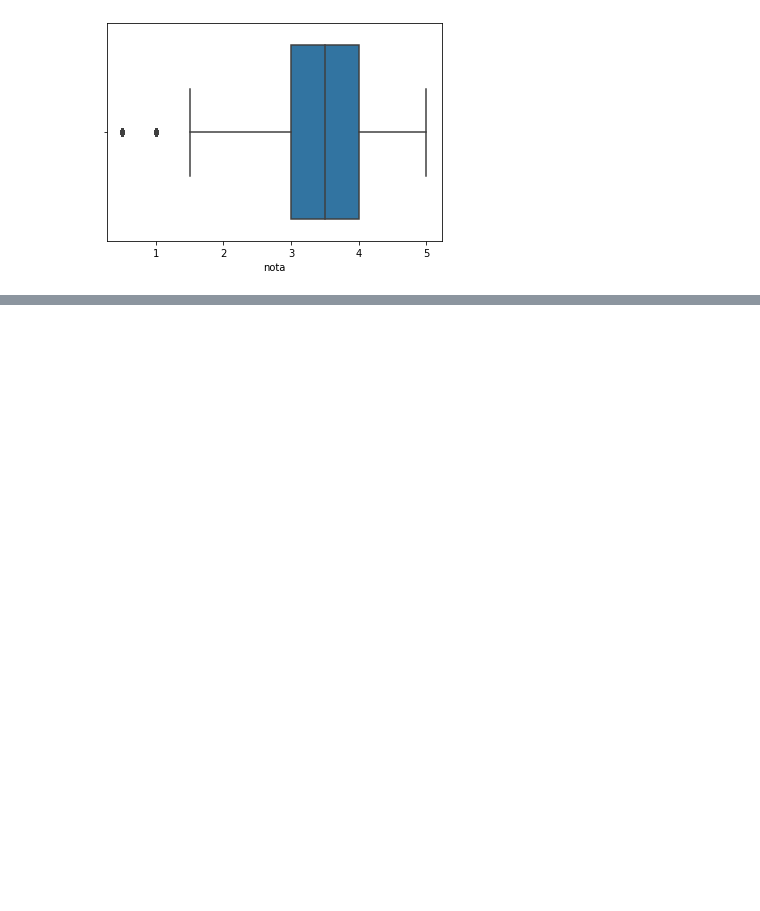
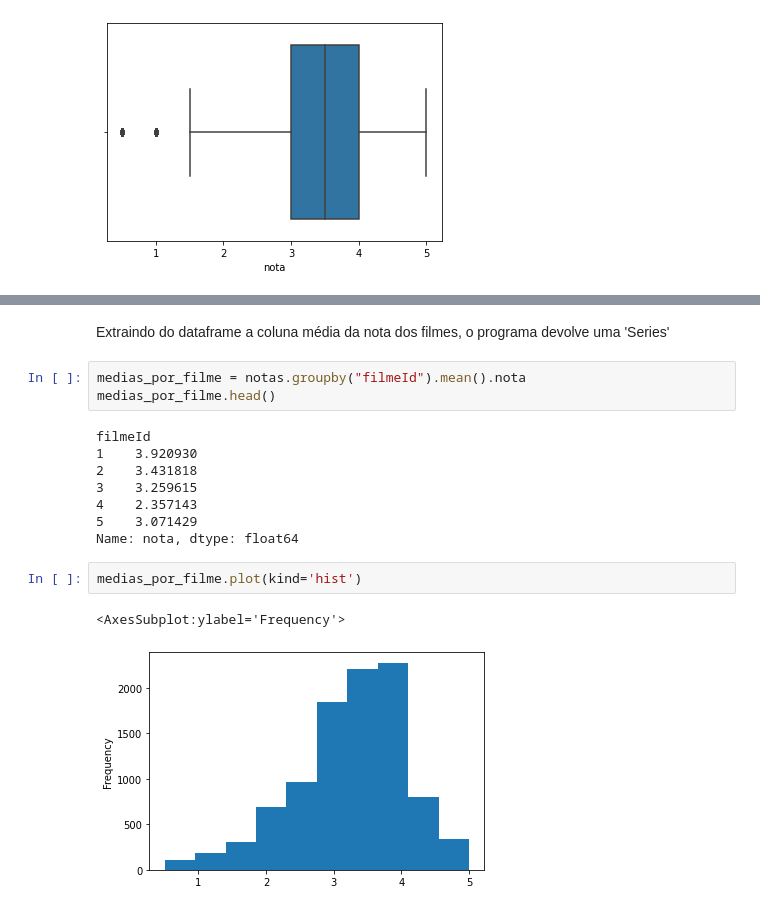
Before and after one commit to cglima/alura-data-science-primeiros-passos, a Jupyter notebook: notebook/introducao-data-science.ipynb, the cells around one changed output, grey strips where cells are left out. Drawn from its saved outputs; the diff is of its cells as text; blank space fills up the shorter version.

Commit message:
Trabalhnado com histograma e boxplot

```diff
--- a/notebook/introducao-data-science.ipynb
+++ b/notebook/introducao-data-science.ipynb
@@ -146,0 +226,18 @@ sns.boxplot(notas.nota)
+# %% [markdown]
+Extraindo do dataframe a coluna média da nota dos filmes, o programa devolve uma 'Series'
+# %%
+medias_por_filme = notas.groupby("filmeId").mean().nota
+medias_por_filme.head()
+# %% [output]
+filmeId
+1    3.920930
+2    3.431818
+3    3.259615
+4    2.357143
+5    3.071429
+Name: nota, dtype: float64
+# %%
+medias_por_filme.plot(kind='hist')
+# %% [output]
+<AxesSubplot:ylabel='Frequency'>
+[figure, added]
```
Also changed, not shown: parts of 30 cells of this notebook.
